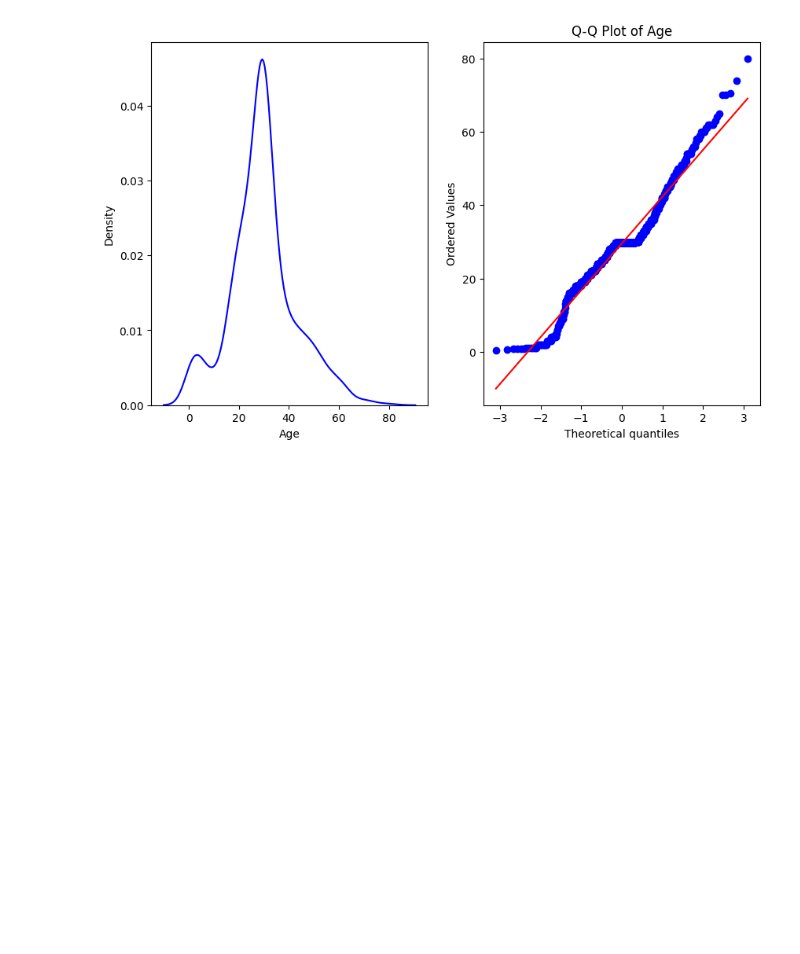
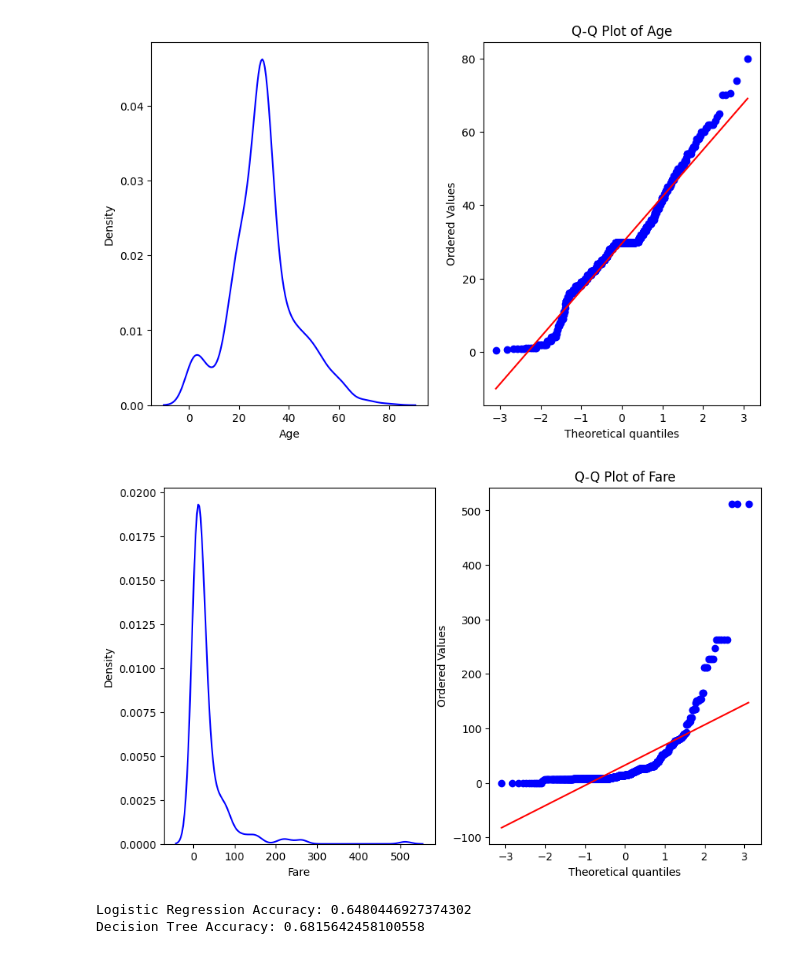
Before and after one commit to Mohotasir/my_ML_Journey, a Jupyter notebook: 100days_ML/Feature_Engineering/Function_transformer/fction-trnasformer.ipynb, the cells around one changed output. Saved outputs shown, nothing was run; the diff lists cells and outputs as text; code cells hidden in the pictures; blank space fills up the shorter version.

Commit message:
show accuracy without transforming

```diff
--- a/100days_ML/Feature_Engineering/Function_transformer/fction-trnasformer.ipynb
+++ b/100days_ML/Feature_Engineering/Function_transformer/fction-trnasformer.ipynb
@@ -59,3 +59,14 @@ plt.title('Q-Q Plot of Age')
 plt.show()
 # %% [output]
 [figure]
+# %%
+plt.figure(figsize=(10, 6))
+plt.subplot(121)
+sns.kdeplot(x_train['Fare'], label='Age Distribution', color='blue')
+
+plt.subplot(122)
+stats.probplot(x_train['Fare'], dist="norm", plot=plt)
+plt.title('Q-Q Plot of Fare')
+plt.show()
+# %% [output]
+[figure, added]
@@ -61,0 +76,12 @@ plt.show()
+# %%
+clf.fit(x_train, y_train)
+clf2.fit(x_train, y_train)
+
+y_pred = clf.predict(x_test)
+y_pred2 = clf2.predict(x_test)
+
+print("Logistic Regression Accuracy:", accuracy_score(y_test, y_pred))
+print("Decision Tree Accuracy:", accuracy_score(y_test, y_pred2))
+# %% [output]
+Logistic Regression Accuracy: 0.6480446927374302
+Decision Tree Accuracy: 0.6815642458100558
```
Also changed, not shown: parts of 1 cell of this notebook.
